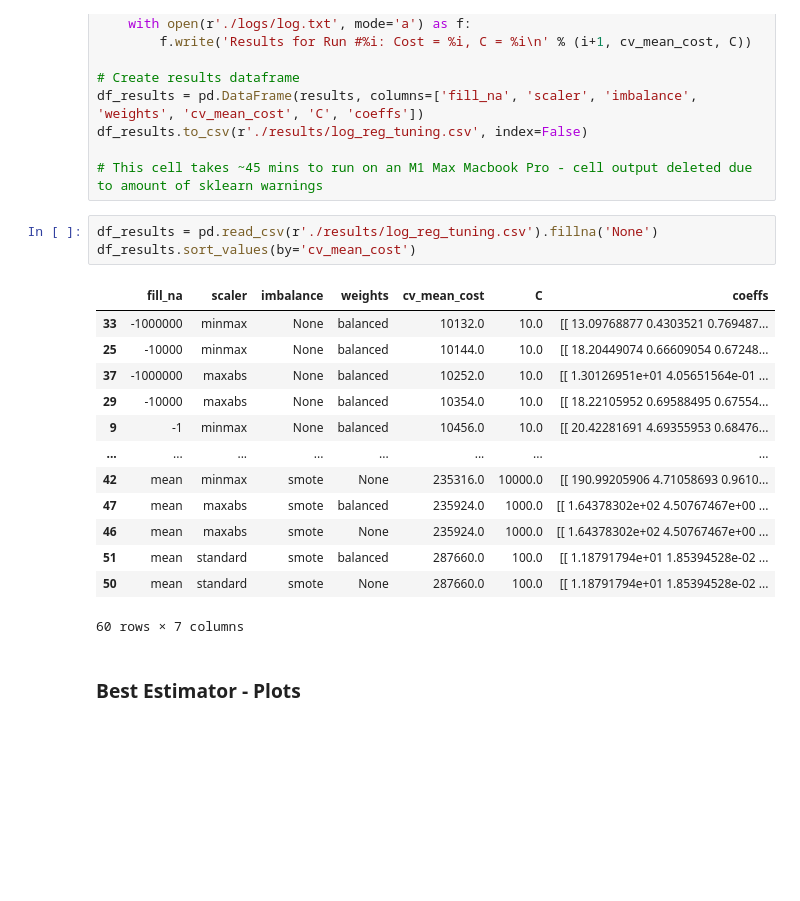
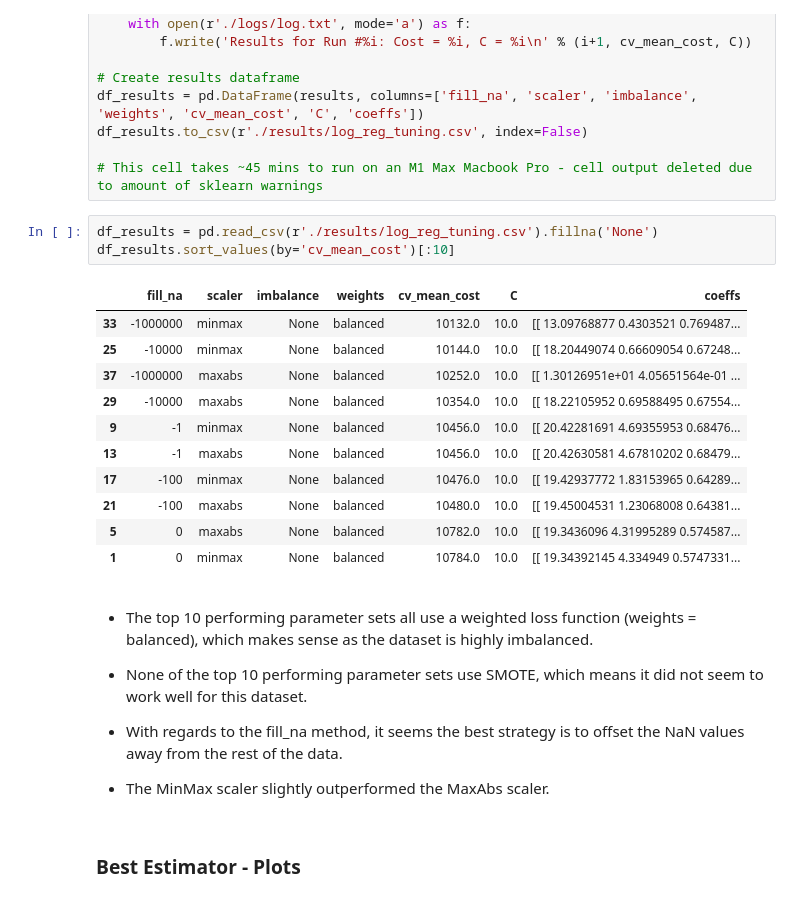
Before and after one commit to tungtngyn/predictive-maintenance-aps, a Jupyter notebook: logistic_reg.ipynb, the cells around one changed output. Drawn from its saved outputs; the diff is of its cells as text; blank space fills up the shorter version.

```diff
--- a/logistic_reg.ipynb
+++ b/logistic_reg.ipynb
@@ -201,21 +206,27 @@ df_results.to_csv(r'./results/log_reg_tuning.csv', index=False)
 # This cell takes ~45 mins to run on an M1 Max Macbook Pro - cell output deleted due to amount of sklearn warnings
 # %%
 df_results = pd.read_csv(r'./results/log_reg_tuning.csv').fillna('None')
-df_results.sort_values(by='cv_mean_cost')
+df_results.sort_values(by='cv_mean_cost')[:10]
 # %% [output]
 |  | fill_na | scaler | imbalance | weights | cv_mean_cost | C | coeffs |
 | 33 | -1000000 | minmax | None | balanced | 10132.0 | 10.0 | [[ 13.09768877 0.4303521 0.769487... |
 | 25 | -10000 | minmax | None | balanced | 10144.0 | 10.0 | [[ 18.20449074 0.66609054 0.67248... |
 | 37 | -1000000 | maxabs | None | balanced | 10252.0 | 10.0 | [[ 1.30126951e+01 4.05651564e-01 ... |
 | 29 | -10000 | maxabs | None | balanced | 10354.0 | 10.0 | [[ 18.22105952 0.69588495 0.67554... |
 | 9 | -1 | minmax | None | balanced | 10456.0 | 10.0 | [[ 20.42281691 4.69355953 0.68476... |
-| ... | ... | ... | ... | ... | ... | ... | ... |
-| 42 | mean | minmax | smote | None | 235316.0 | 10000.0 | [[ 190.99205906 4.71058693 0.9610... |
-| 47 | mean | maxabs | smote | balanced | 235924.0 | 1000.0 | [[ 1.64378302e+02 4.50767467e+00 ... |
-| 46 | mean | maxabs | smote | None | 235924.0 | 1000.0 | [[ 1.64378302e+02 4.50767467e+00 ... |
-| 51 | mean | standard | smote | balanced | 287660.0 | 100.0 | [[ 1.18791794e+01 1.85394528e-02 ... |
-| 50 | mean | standard | smote | None | 287660.0 | 100.0 | [[ 1.18791794e+01 1.85394528e-02 ... |
+| 13 | -1 | maxabs | None | balanced | 10456.0 | 10.0 | [[ 20.42630581 4.67810202 0.68479... |
+| 17 | -100 | minmax | None | balanced | 10476.0 | 10.0 | [[ 19.42937772 1.83153965 0.64289... |
+| 21 | -100 | maxabs | None | balanced | 10480.0 | 10.0 | [[ 19.45004531 1.23068008 0.64381... |
+| 5 | 0 | maxabs | None | balanced | 10782.0 | 10.0 | [[ 19.3436096 4.31995289 0.574587... |
+| 1 | 0 | minmax | None | balanced | 10784.0 | 10.0 | [[ 19.34392145 4.334949 0.5747331... |
-60 rows × 7 columns
+# %% [markdown]
+* The top 10 performing parameter sets all use a weighted loss function (weights = balanced), which makes sense as the dataset is highly imbalanced.
+
+* None of the top 10 performing parameter sets use SMOTE, which means it did not seem to work well for this dataset.
+
+* With regards to the fill_na method, it seems the best strategy is to offset the NaN values away from the rest of the data.
+
+* The MinMax scaler slightly outperformed the MaxAbs scaler.
 # %% [markdown]
 ### Best Estimator - Plots
 # %%
```
Also changed, not shown: parts of 16 cells of this notebook, 6 other files.
